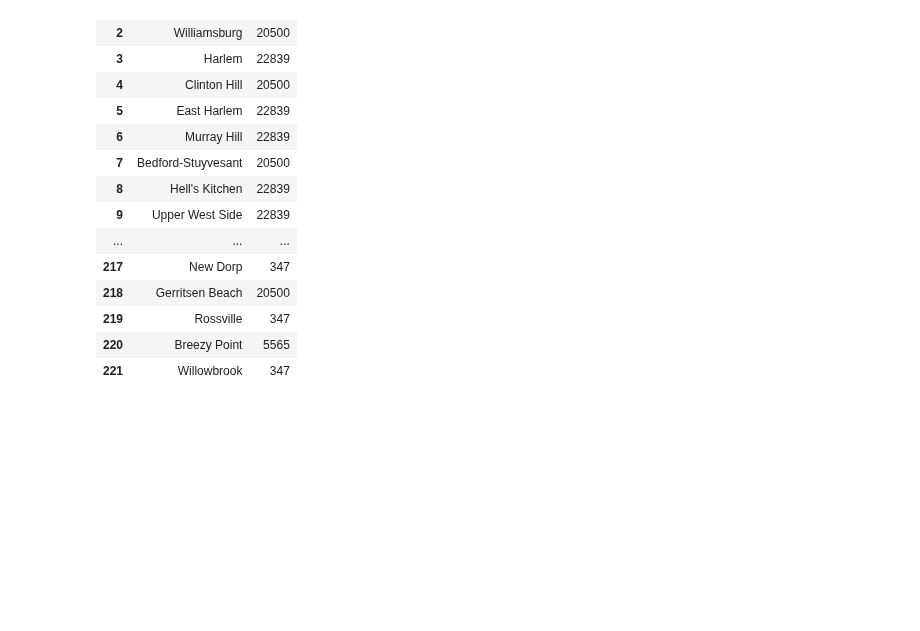
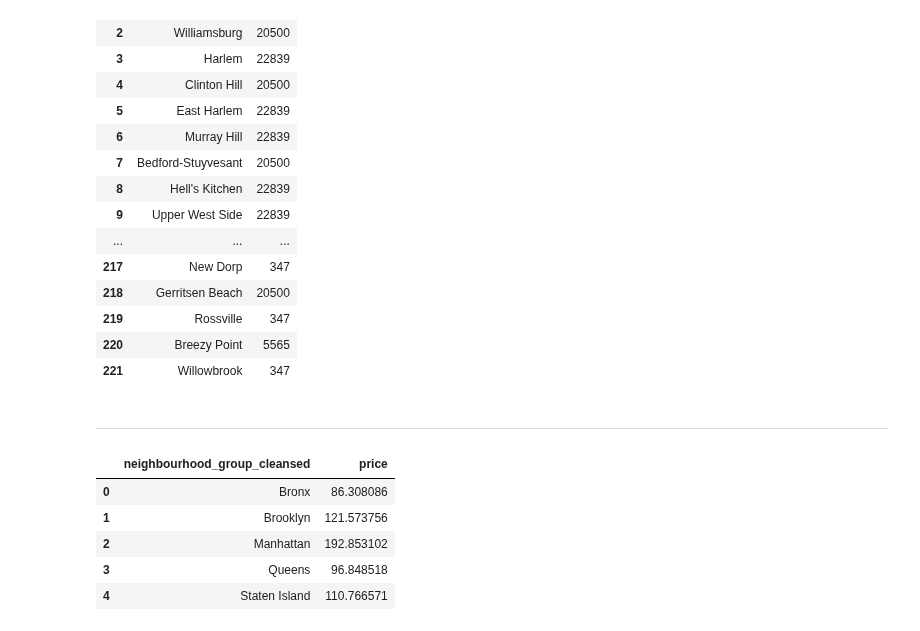
Before and after one commit to principal-miners/listings, a Jupyter notebook: ssh/EDA Geo viz..ipynb, the cells around one changed output. Saved outputs shown, nothing was run; the diff lists cells and outputs as text; code cells hidden in the pictures; blank space fills up the shorter version.

```diff
--- a/ssh/EDA Geo viz..ipynb
+++ b/ssh/EDA Geo viz..ipynb
@@ -191,3 +191,15 @@ m1 = add_choroplethmap(m1=m1, data=nbhood_listings_count,
 # m1
 # m1 = addMarkerClusters(m1, listings_loc_data["latitude"].values, listings_loc_data["longitude"].values)
 open_map_in_browser(m1, os.path.join(ny_datapath, "geo_listings_grp.html"))
+# %% [markdown]
+-----------------
+# %%
+nbhood_grp_grp = subset[["price", "neighbourhood_group_cleansed"]].groupby(by=["neighbourhood_group_cleansed"], as_index=False).mean()
+nbhood_grp_grp
+# %% [output]
+|  | neighbourhood_group_cleansed | price |
+| 0 | Bronx | 86.308086 |
+| 1 | Brooklyn | 121.573756 |
+| 2 | Manhattan | 192.853102 |
+| 3 | Queens | 96.848518 |
+| 4 | Staten Island | 110.766571 |
```
Also changed, not shown: parts of 3 cells of this notebook.
